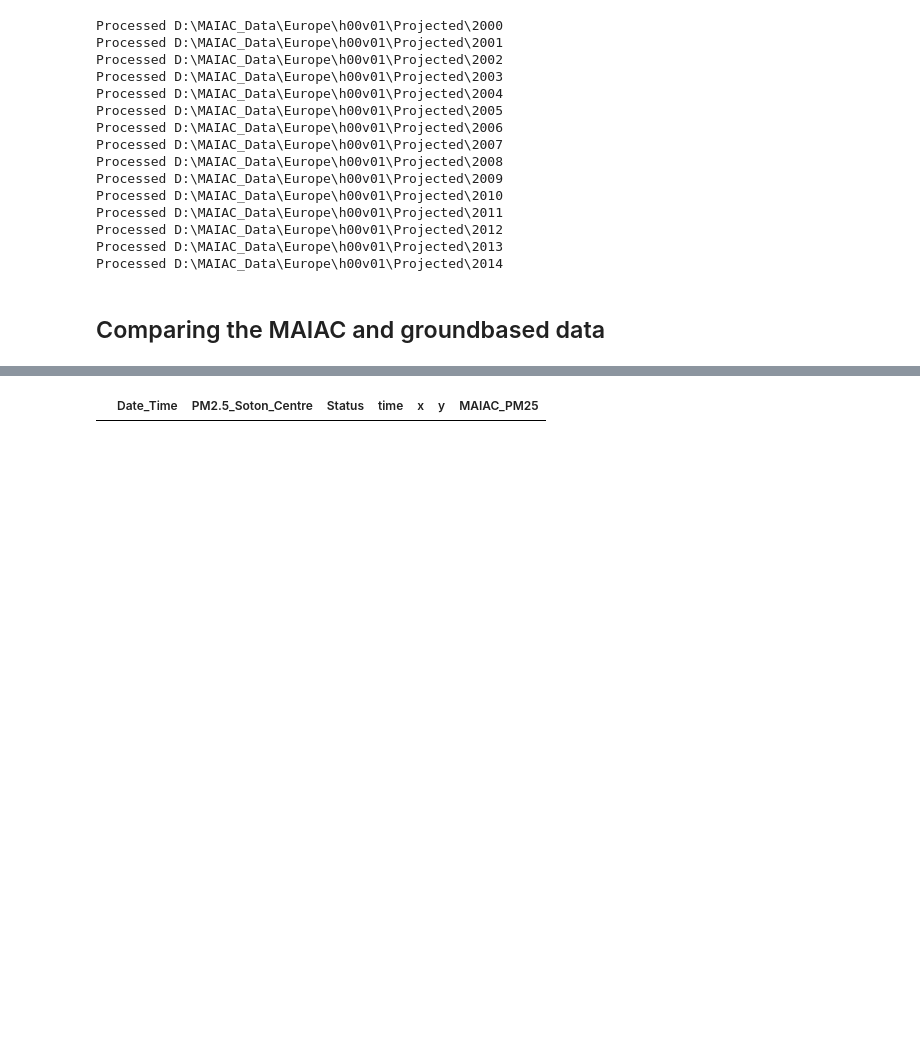
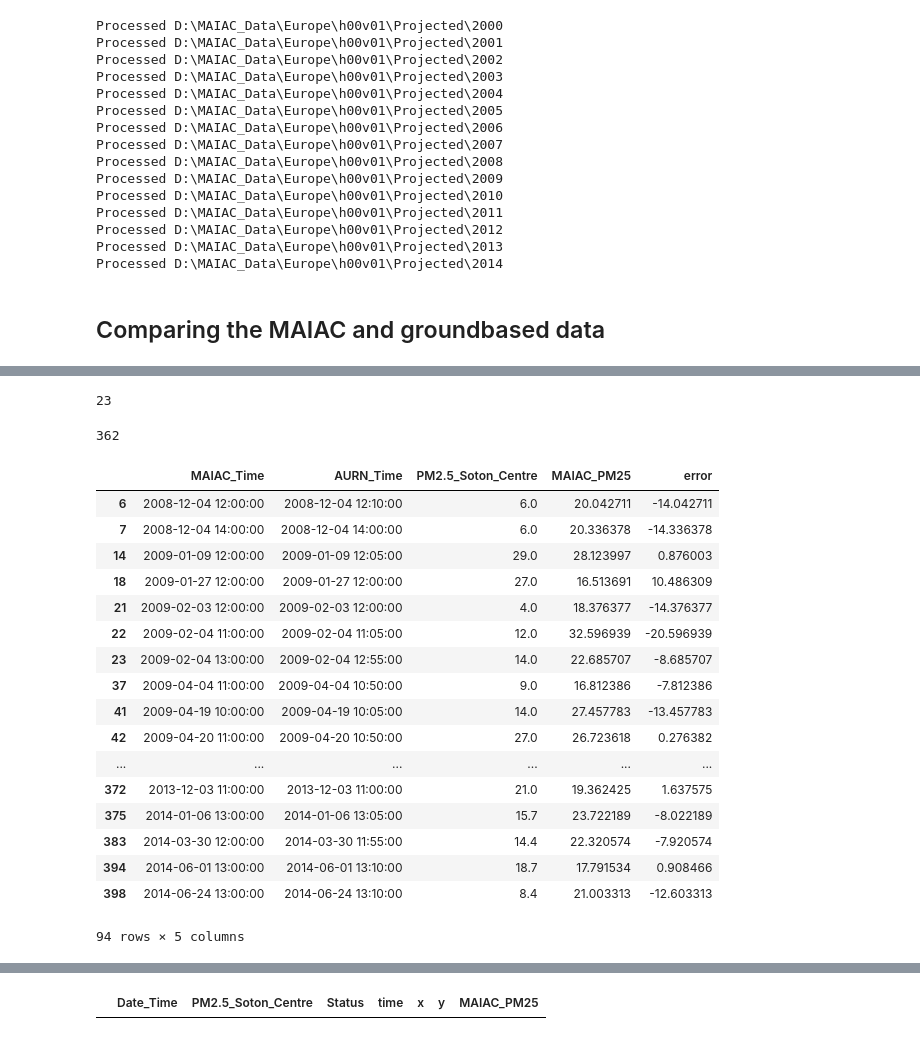
Before and after one commit to annalisasheehan/masters, a Jupyter notebook: AURN_Validation.ipynb, the cells around one changed output, grey strips where cells are left out. Saved outputs shown, nothing was run; the diff lists cells and outputs as text; code cells hidden in the pictures; blank space fills up the shorter version.

```diff
--- a/AURN_Validation.ipynb
+++ b/AURN_Validation.ipynb
@@ -99,0 +153,2 @@ MAIAC_Soton[:10]
+# %%
+result['error'] = result['PM2.5_Soton_Centre'] - result['MAIAC_PM25']
@@ -99,0 +167,29 @@ MAIAC_Soton[:10]
+# %%
+(result.error > 20).sum()
+# %% [output]
+23
+# %%
+len(result)
+# %% [output]
+362
+# %%
+result.ix[result.MAIAC_PM25 > 15]
+# %% [output]
+|  | MAIAC_Time | AURN_Time | PM2.5_Soton_Centre | MAIAC_PM25 | error |
+| 6 | 2008-12-04 12:00:00 | 2008-12-04 12:10:00 | 6.0 | 20.042711 | -14.042711 |
+| 7 | 2008-12-04 14:00:00 | 2008-12-04 14:00:00 | 6.0 | 20.336378 | -14.336378 |
+| 14 | 2009-01-09 12:00:00 | 2009-01-09 12:05:00 | 29.0 | 28.123997 | 0.876003 |
+| 18 | 2009-01-27 12:00:00 | 2009-01-27 12:00:00 | 27.0 | 16.513691 | 10.486309 |
+| 21 | 2009-02-03 12:00:00 | 2009-02-03 12:00:00 | 4.0 | 18.376377 | -14.376377 |
+| 22 | 2009-02-04 11:00:00 | 2009-02-04 11:05:00 | 12.0 | 32.596939 | -20.596939 |
+| 23 | 2009-02-04 13:00:00 | 2009-02-04 12:55:00 | 14.0 | 22.685707 | -8.685707 |
+| 37 | 2009-04-04 11:00:00 | 2009-04-04 10:50:00 | 9.0 | 16.812386 | -7.812386 |
+| 41 | 2009-04-19 10:00:00 | 2009-04-19 10:05:00 | 14.0 | 27.457783 | -13.457783 |
+| 42 | 2009-04-20 11:00:00 | 2009-04-20 10:50:00 | 27.0 | 26.723618 | 0.276382 |
+| ... | ... | ... | ... | ... | ... |
+| 372 | 2013-12-03 11:00:00 | 2013-12-03 11:00:00 | 21.0 | 19.362425 | 1.637575 |
+| 375 | 2014-01-06 13:00:00 | 2014-01-06 13:05:00 | 15.7 | 23.722189 | -8.022189 |
+| 383 | 2014-03-30 12:00:00 | 2014-03-30 11:55:00 | 14.4 | 22.320574 | -7.920574 |
+| 394 | 2014-06-01 13:00:00 | 2014-06-01 13:10:00 | 18.7 | 17.791534 | 0.908466 |
+| 398 | 2014-06-24 13:00:00 | 2014-06-24 13:10:00 | 8.4 | 21.003313 | -12.603313 |
+94 rows × 5 columns
```
Also changed, not shown: parts of 23 cells of this notebook.
